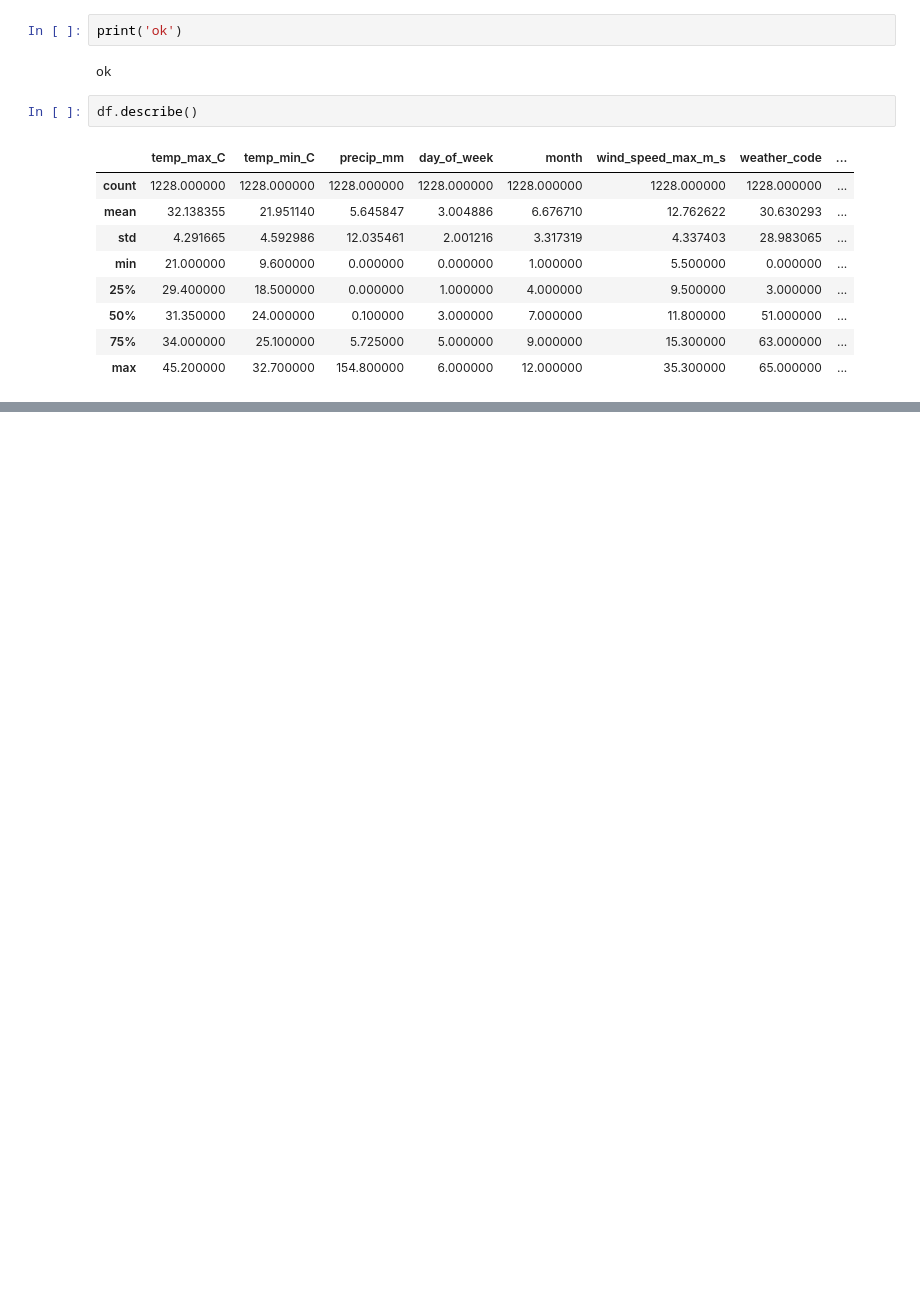
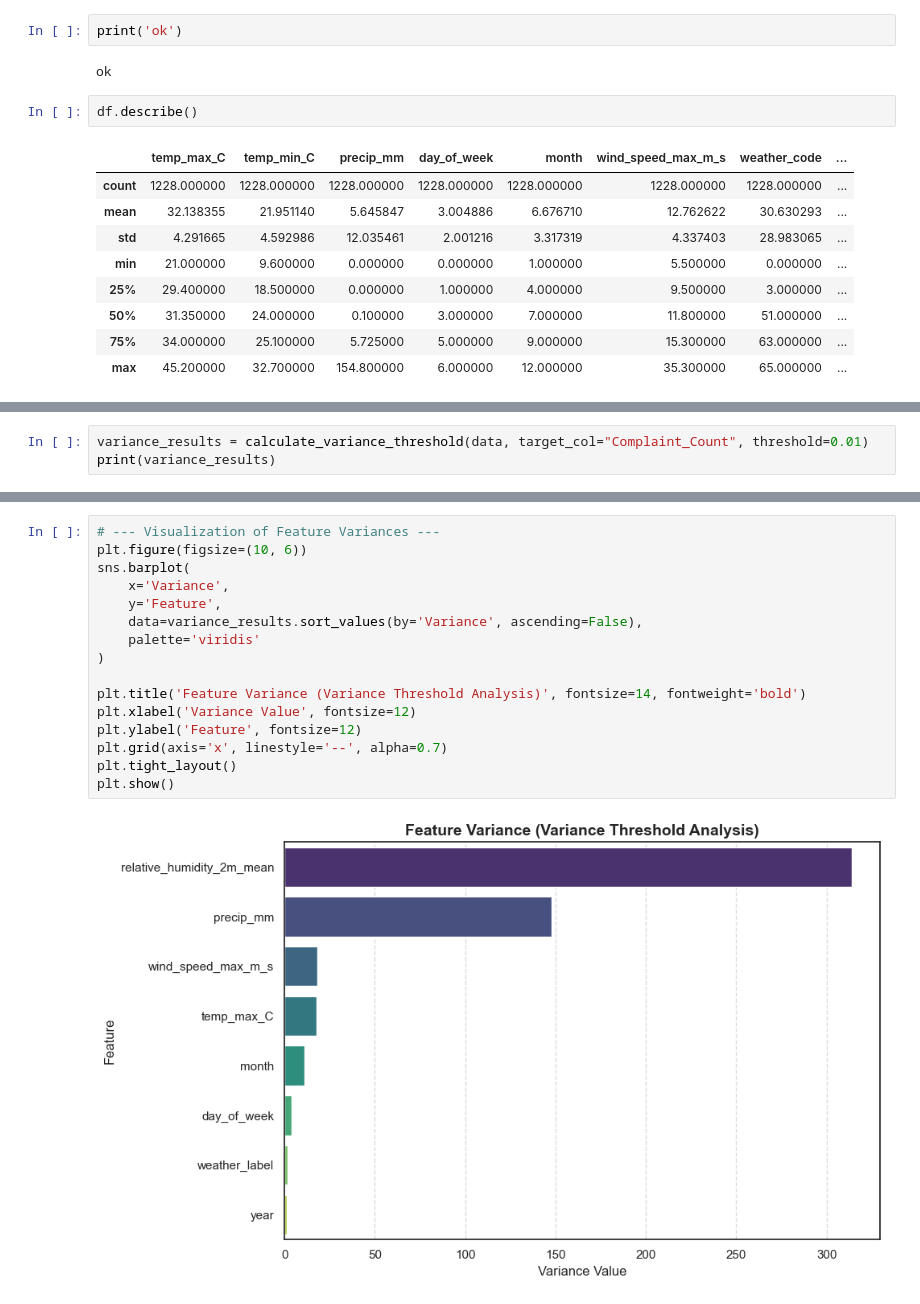
Before and after one commit to susantkumarsahoo/TimeSeriesForecasting_End_To_End, a Jupyter notebook: notebooks/09_note_modeltraining.ipynb, the cells around one changed output, grey strips where cells are left out. Saved outputs shown, nothing was run; the diff lists cells and outputs as text; blank space fills up the shorter version.

```diff
--- a/notebooks/09_note_modeltraining.ipynb
+++ b/notebooks/09_note_modeltraining.ipynb
@@ -467,0 +587,3 @@ filtered_data
+# %%
+variance_results = calculate_variance_threshold(data, target_col="Complaint_Count", threshold=0.01)
+print(variance_results)
@@ -467,0 +600,18 @@ filtered_data
+# %%
+# --- Visualization of Feature Variances ---
+plt.figure(figsize=(10, 6))
+sns.barplot(
+    x='Variance',
+    y='Feature',
+    data=variance_results.sort_values(by='Variance', ascending=False),
+    palette='viridis'
+)
+
+plt.title('Feature Variance (Variance Threshold Analysis)', fontsize=14, fontweight='bold')
+plt.xlabel('Variance Value', fontsize=12)
+plt.ylabel('Feature', fontsize=12)
+plt.grid(axis='x', linestyle='--', alpha=0.7)
+plt.tight_layout()
+plt.show()
+# %% [output]
+[figure, added]
```
Also changed, not shown: parts of 34 cells of this notebook.
